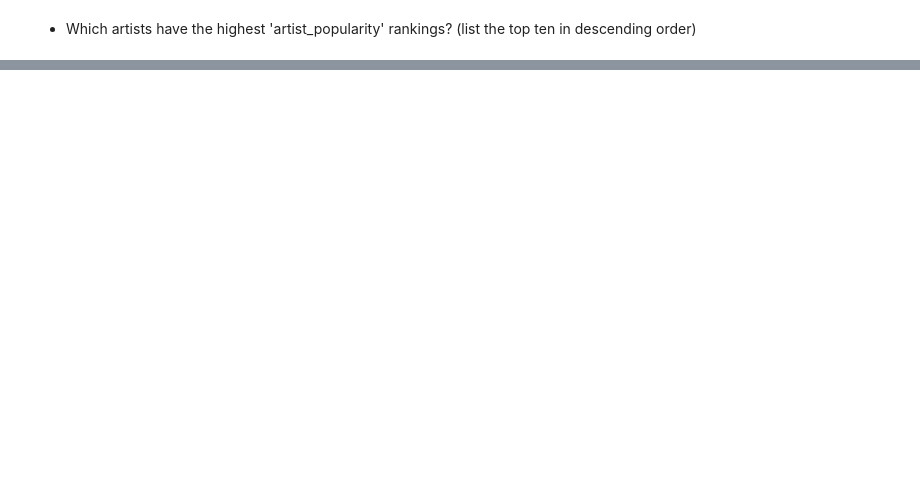
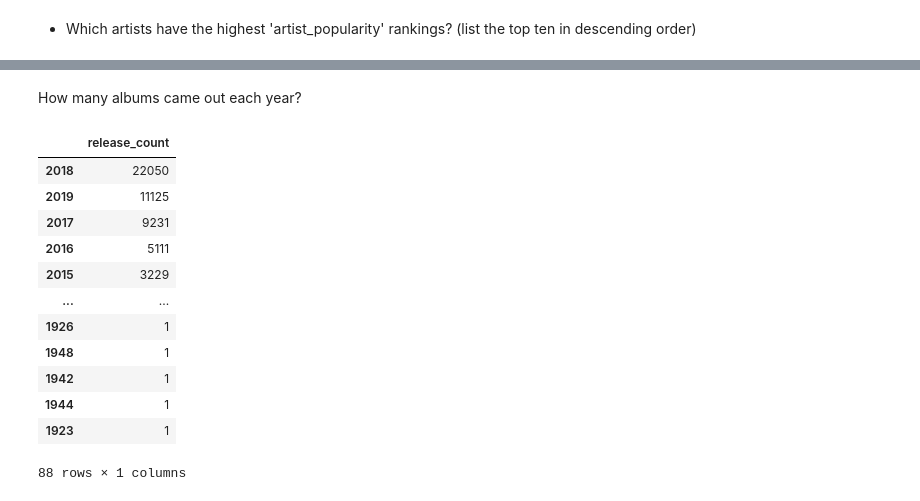
Before and after one commit to LukeCallahan/pandas-code-review, a Jupyter notebook: code-review.ipynb, the cells around one changed output, grey strips where cells are left out. Cells and saved outputs as stored; diff of their text form; code cells hidden in the pictures; blank space fills up the shorter version.

```diff
--- a/code-review.ipynb
+++ b/code-review.ipynb
@@ -183,0 +224,22 @@ Name: 42872, dtype: object
+# %% [markdown]
+How many albums came out each year?
+# %%
+
+release_dt = pd.to_datetime(albums['release_date'])
+albums['year'] = release_dt.map(lambda x: x.year)
+releases_per_year = albums['year'].value_counts()
+releases_per_year.to_frame('release_count')
+# %% [output]
+|  | release_count |
+| 2018 | 22050 |
+| 2019 | 11125 |
+| 2017 | 9231 |
+| 2016 | 5111 |
+| 2015 | 3229 |
+| ... | ... |
+| 1926 | 1 |
+| 1948 | 1 |
+| 1942 | 1 |
+| 1944 | 1 |
+| 1923 | 1 |
+88 rows × 1 columns
```
Also changed, not shown: parts of 25 cells of this notebook.
